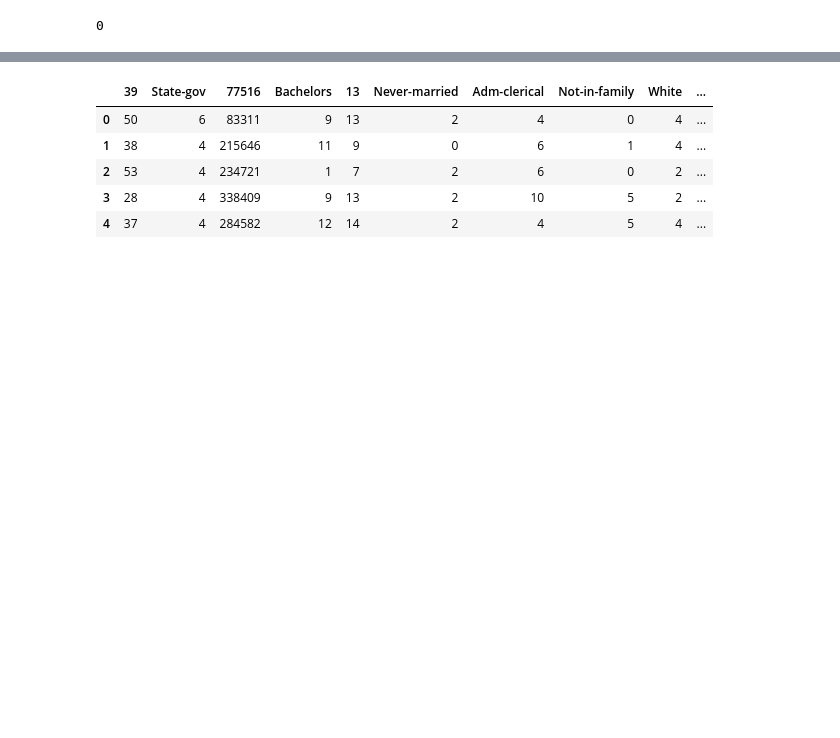
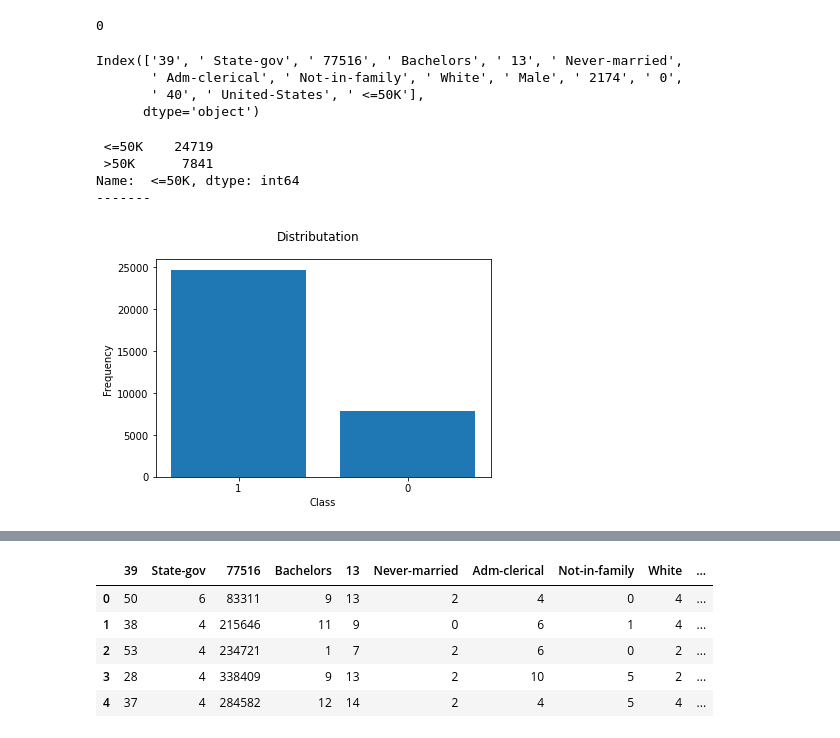
Before and after one commit to Amir-h055/Machine-Learning, a Jupyter notebook: project/Classification/Adult.ipynb, the cells around one changed output, grey strips where cells are left out. Drawn from its saved outputs; the diff is of its cells as text; code cells hidden in the pictures; blank space fills up the shorter version.

Commit message:
updated adult

```diff
--- a/project/Classification/Adult.ipynb
+++ b/project/Classification/Adult.ipynb
@@ -23,7 +23,7 @@ from sklearn.tree import DecisionTreeClassifier, plot_tree
 # %% [markdown]
 ## Loading Data
 # %%
-Datset = pd.read_csv("/Users/annikatimermanis/Desktop/project/Classification/Classification_Datasets/5_Adult/adult.data",delimiter=',')
+Datset = pd.read_csv("Classification_Datasets/5_Adult/adult.data",delimiter=',')
 # %%
 df = pd.DataFrame(Datset)
 df.head()
@@ -40,15 +40,29 @@ df.head()
 print(np.count_nonzero(Datset==np.nan))
 # %% [output]
 0
+# %%
+df.columns
+# %% [output]
+Index(['39', ' State-gov', ' 77516', ' Bachelors', ' 13', ' Never-married',
+       ' Adm-clerical', ' Not-in-family', ' White', ' Male', ' 2174', ' 0',
+       ' 40', ' United-States', ' <=50K'],
+      dtype='object')
 # %%
-# frequency = df['<=50k'].value_counts()
-# print(frequency)
-# print("-------")
+frequency = df[' <=50K'].value_counts()
+print(frequency)
+print("-------")
+# %% [output]
+ <=50K    24719
+ >50K      7841
+Name:  <=50K, dtype: int64
+-------
 # %%
-# plt.plot()
-# plt.ylabel('Frequency')
-# plt.xlabel('Class')
-# plt.bar( ("1","0"), frequency)
-# plt.suptitle("Distributation")
-# plt.show()
+plt.plot()
+plt.ylabel('Frequency')
+plt.xlabel('Class')
+plt.bar( ("1","0"), frequency)
+plt.suptitle("Distributation")
+plt.show()
+# %% [output]
+[figure, added]
 # %%
```
Also changed, not shown: parts of 17 cells of this notebook, 1 other file.
